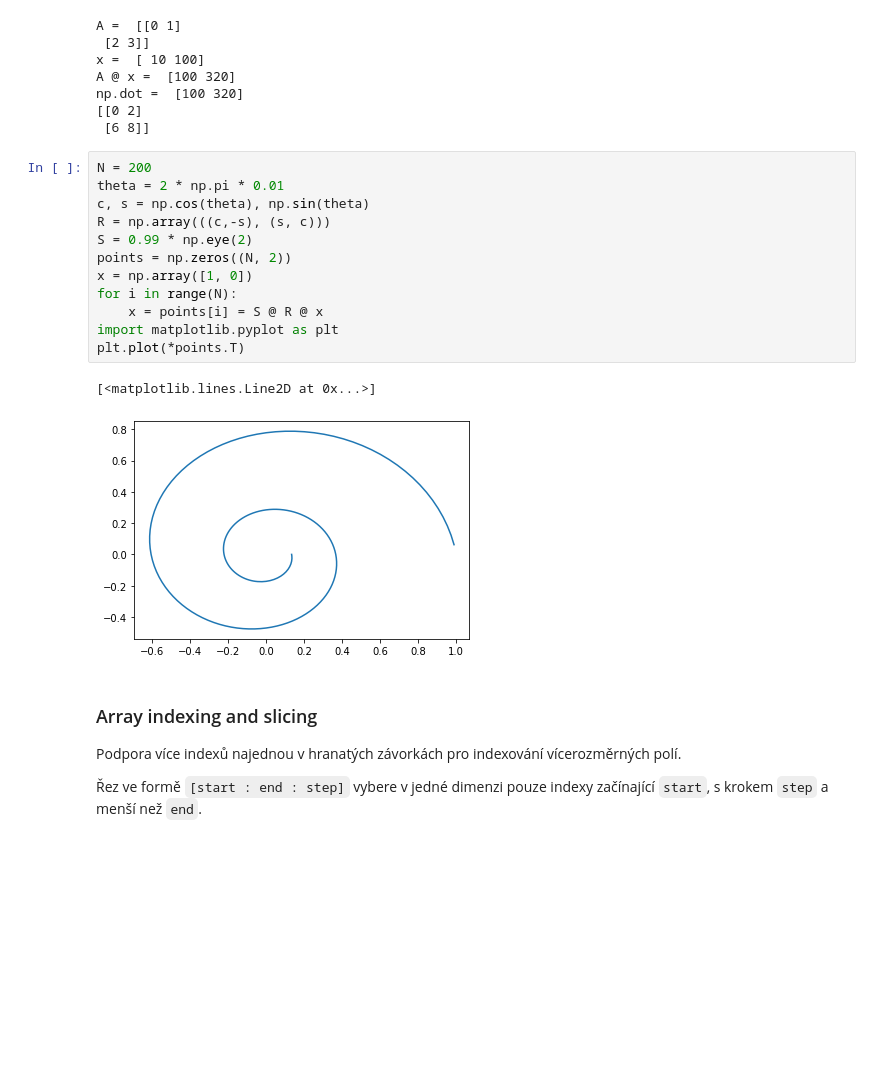
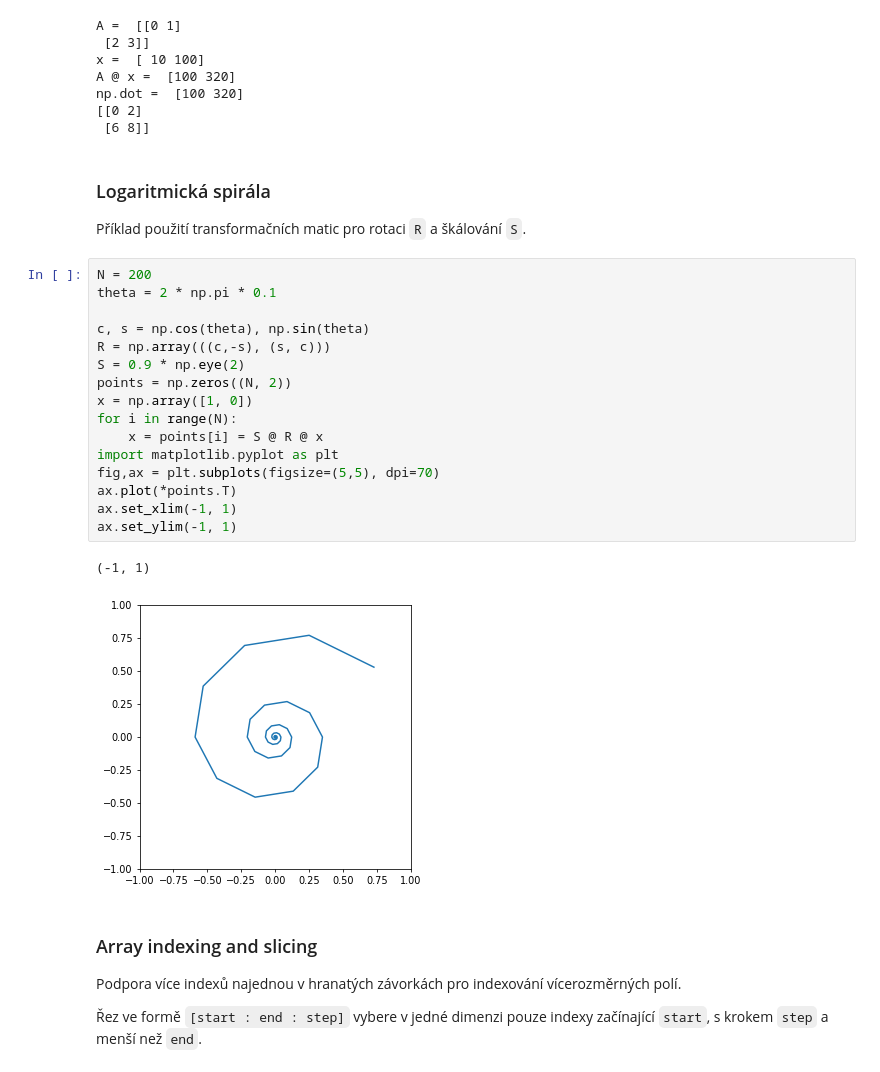
Before and after one commit to jbrezmorf/PythonForAll, a Jupyter notebook: Section_2.2_Numpy.ipynb, the cells around one changed output. Saved outputs shown, nothing was run; the diff lists cells and outputs as text; blank space fills up the shorter version.

```diff
--- a/Section_2.2_Numpy.ipynb
+++ b/Section_2.2_Numpy.ipynb
@@ -188,21 +227,29 @@ A @ x =  [100 320]
 np.dot =  [100 320]
 [[0 2]
  [6 8]]
+# %% [markdown]
+### Logaritmická spirála
+
+Příklad použití transformačních matic pro rotaci `R` a škálování `S`.
 # %%
 N = 200
-theta = 2 * np.pi * 0.01
+theta = 2 * np.pi * 0.1
+
 c, s = np.cos(theta), np.sin(theta)
 R = np.array(((c,-s), (s, c)))
-S = 0.99 * np.eye(2)
+S = 0.9 * np.eye(2)
 points = np.zeros((N, 2))
 x = np.array([1, 0])
 for i in range(N):
     x = points[i] = S @ R @ x
 import matplotlib.pyplot as plt
-plt.plot(*points.T)
+fig,ax = plt.subplots(figsize=(5,5), dpi=70)
+ax.plot(*points.T)
+ax.set_xlim(-1, 1)
+ax.set_ylim(-1, 1)
 # %% [output]
-[<matplotlib.lines.Line2D at 0x...>]
+(-1, 1)
-[figure, old version]
+[figure, new version]
 # %% [markdown]
 ### Array indexing and slicing
 Podpora více indexů najednou v hranatých závorkách pro indexování vícerozměrných polí.
```
Also changed, not shown: parts of 31 cells of this notebook.
